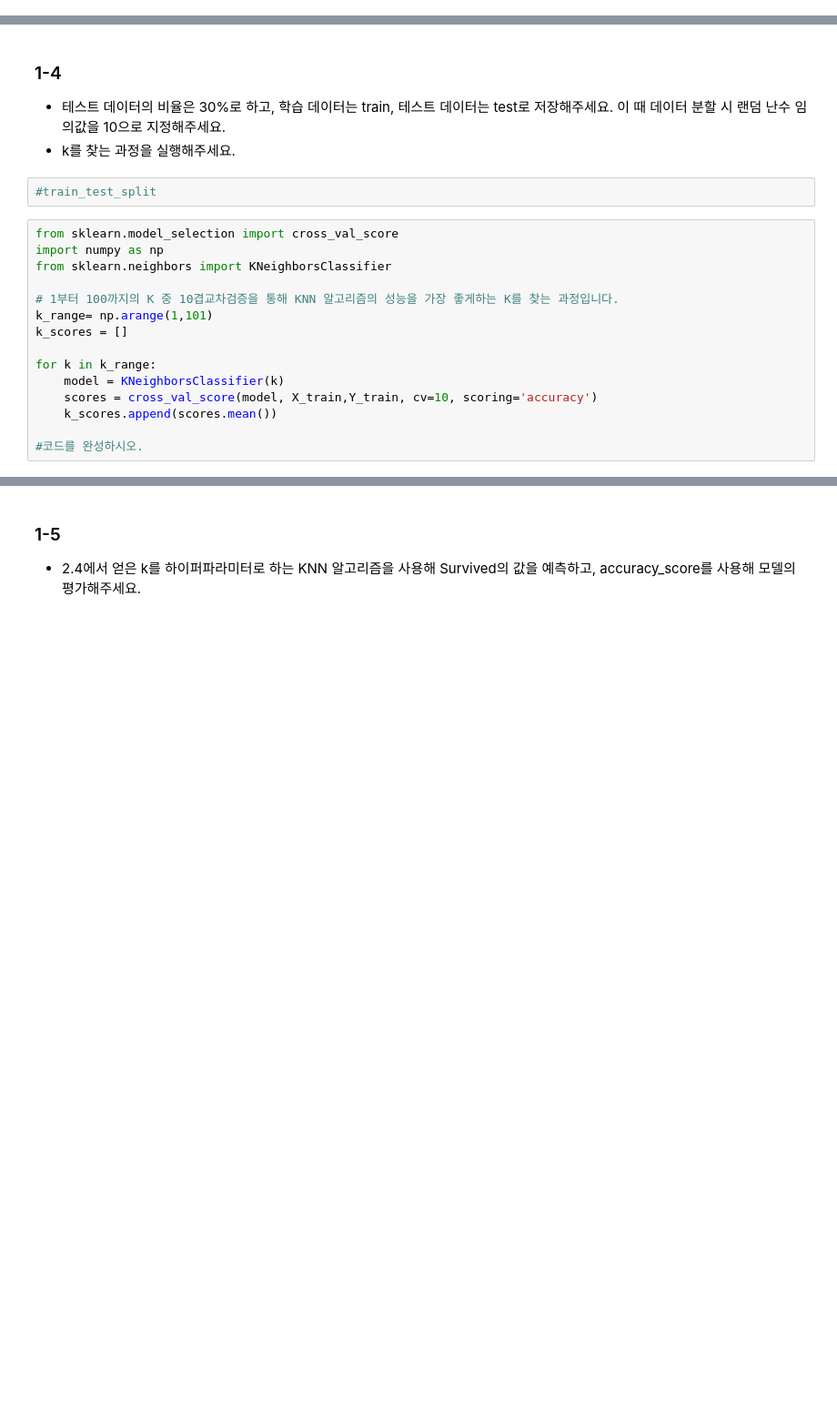
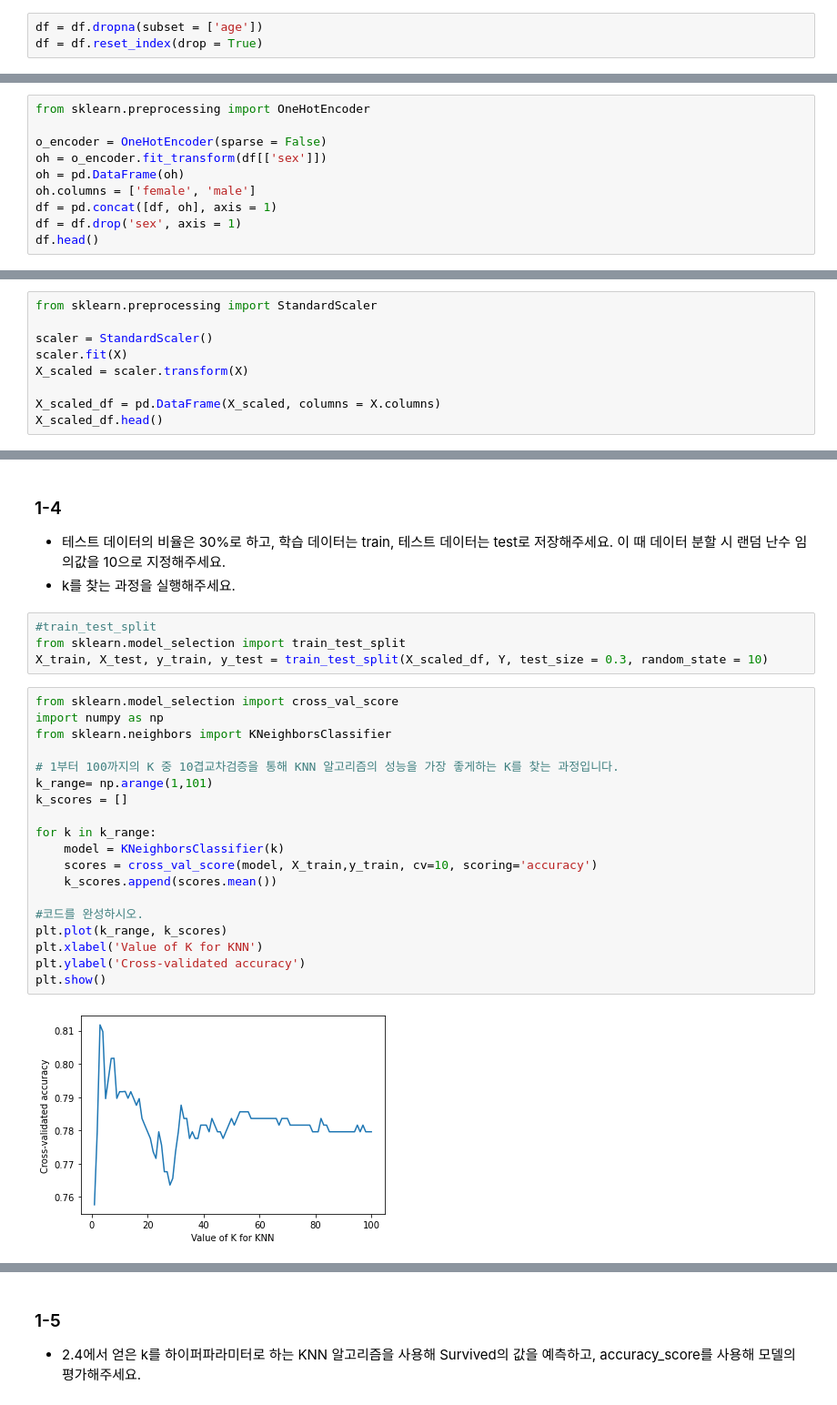
Before and after one commit to s2ul2/bitamin, a Jupyter notebook: 6/6주차 복습과제(kNN, SVM).ipynb, the cells around one changed output, grey strips where cells are left out. Shown at 91% size. Saved outputs shown, nothing was run; the diff lists cells and outputs as text; blank space fills up the shorter version.

```diff
--- a/6/6주차 복습과제(kNN, SVM).ipynb
+++ b/6/6주차 복습과제(kNN, SVM).ipynb
@@ -13,3 +62,6 @@ df = sns.load_dataset('titanic')
 ### 1-2
 * age열의 데이터가 존재하지 않는 행을 모두 삭제해주세요.
 * one_hot_encoding을 사용해 sex열의 데이터를 숫자형으로 변환하고, 변환이 끝나면 기존의 sex열을 삭제해주세요.
+# %%
+df = df.dropna(subset = ['age'])
+df = df.reset_index(drop = True)
@@ -15,0 +72,10 @@ df = sns.load_dataset('titanic')
+# %%
+from sklearn.preprocessing import OneHotEncoder
+
+o_encoder = OneHotEncoder(sparse = False)
+oh = o_encoder.fit_transform(df[['sex']])
+oh = pd.DataFrame(oh)
+oh.columns = ['female', 'male']
+df = pd.concat([df, oh], axis = 1)
+df = df.drop('sex', axis = 1)
+df.head()
@@ -21,3 +94,12 @@ df = sns.load_dataset('titanic')
 # %%
 X = df[['pclass', 'age', 'sibsp', 'parch', 'female', 'male']]
 Y = df['survived']
+# %%
+from sklearn.preprocessing import StandardScaler
+
+scaler = StandardScaler()
+scaler.fit(X)
+X_scaled = scaler.transform(X)
+
+X_scaled_df = pd.DataFrame(X_scaled, columns = X.columns)
+X_scaled_df.head()
@@ -25,20 +114,28 @@ Y = df['survived']
 ### 1-4
 * 테스트 데이터의 비율은 30%로 하고, 학습 데이터는 train, 테스트 데이터는 test로 저장해주세요. 이 때 데이터 분할 시 랜덤 난수 임의값을 10으로 지정해주세요.
 * k를 찾는 과정을 실행해주세요.
-# %%
-#train_test_split
+# %%
+#train_test_split
+from sklearn.model_selection import train_test_split
+X_train, X_test, y_train, y_test = train_test_split(X_scaled_df, Y, test_size = 0.3, random_state = 10)
 # %%
 from sklearn.model_selection import cross_val_score
 import numpy as np
 from sklearn.neighbors import KNeighborsClassifier
 
 # 1부터 100까지의 K 중 10겹교차검증을 통해 KNN 알고리즘의 성능을 가장 좋게하는 K를 찾는 과정입니다.
 k_range= np.arange(1,101)
 k_scores = []
 
 for k in k_range:
     model = KNeighborsClassifier(k)
-    scores = cross_val_score(model, X_train,Y_train, cv=10, scoring='accuracy')
+    scores = cross_val_score(model, X_train,y_train, cv=10, scoring='accuracy')
     k_scores.append(scores.mean())
 
 #코드를 완성하시오.
+plt.plot(k_range, k_scores)
+plt.xlabel('Value of K for KNN')
+plt.ylabel('Cross-validated accuracy')
+plt.show()
+# %% [output]
+[figure, added]
```
Also changed, not shown: parts of 11 cells of this notebook.
